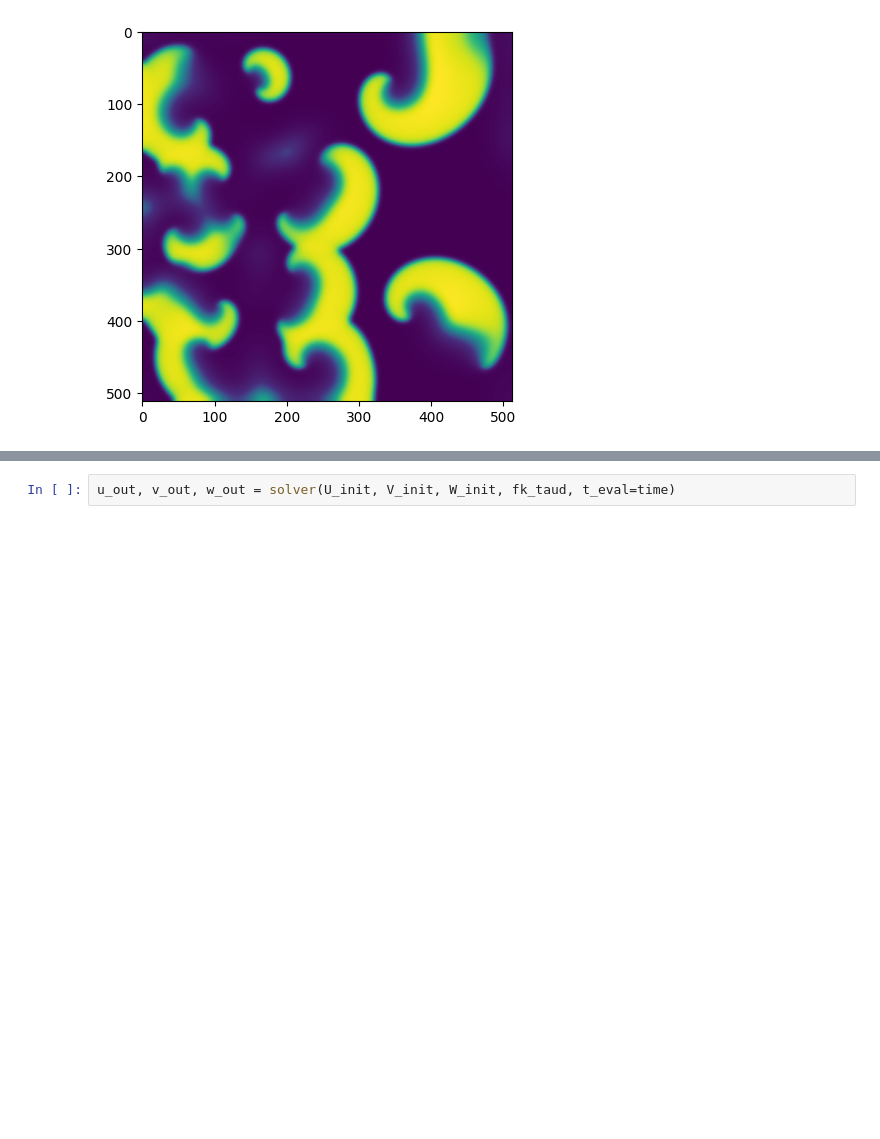
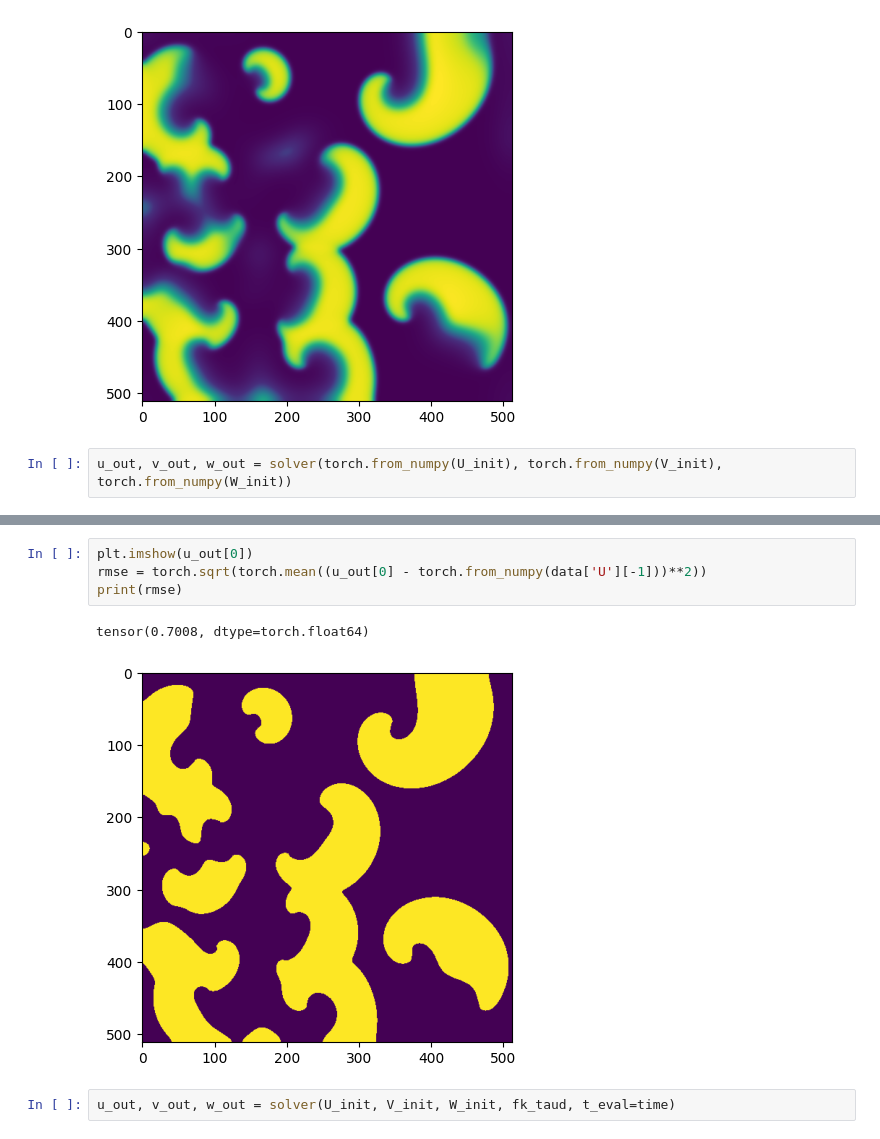
Before and after one commit to William-XiaodongAn/cardiac-agent, a Jupyter notebook: baselines models/codePDE/llm_code.ipynb, the cells around one changed output, grey strips where cells are left out. Drawn from its saved outputs; the diff is of its cells as text; blank space fills up the shorter version.

```diff
--- a/baselines models/codePDE/llm_code.ipynb
+++ b/baselines models/codePDE/llm_code.ipynb
@@ -222,3 +317,5 @@ plt.imshow(U_init[0])
 [0.0, 10.0, 20.0, 30.0, 40.0, 50.0, 60.0, 70.0, 80.0, 90.0, 100.0]
 <matplotlib.image.AxesImage at 0x...>
 [figure]
+# %%
+u_out, v_out, w_out = solver(torch.from_numpy(U_init), torch.from_numpy(V_init), torch.from_numpy(W_init))
@@ -225,3 +340,10 @@ plt.imshow(U_init[0])
+# %%
+plt.imshow(u_out[0])
+rmse = torch.sqrt(torch.mean((u_out[0] - torch.from_numpy(data['U'][-1]))**2))
+print(rmse)
+# %% [output]
+tensor(0.7008, dtype=torch.float64)
+[figure, added]
 # %%
 u_out, v_out, w_out = solver(U_init, V_init, W_init, fk_taud, t_eval=time)
 # %% [output]
```
Also changed, not shown: parts of 3 cells of this notebook, 5 other files.
